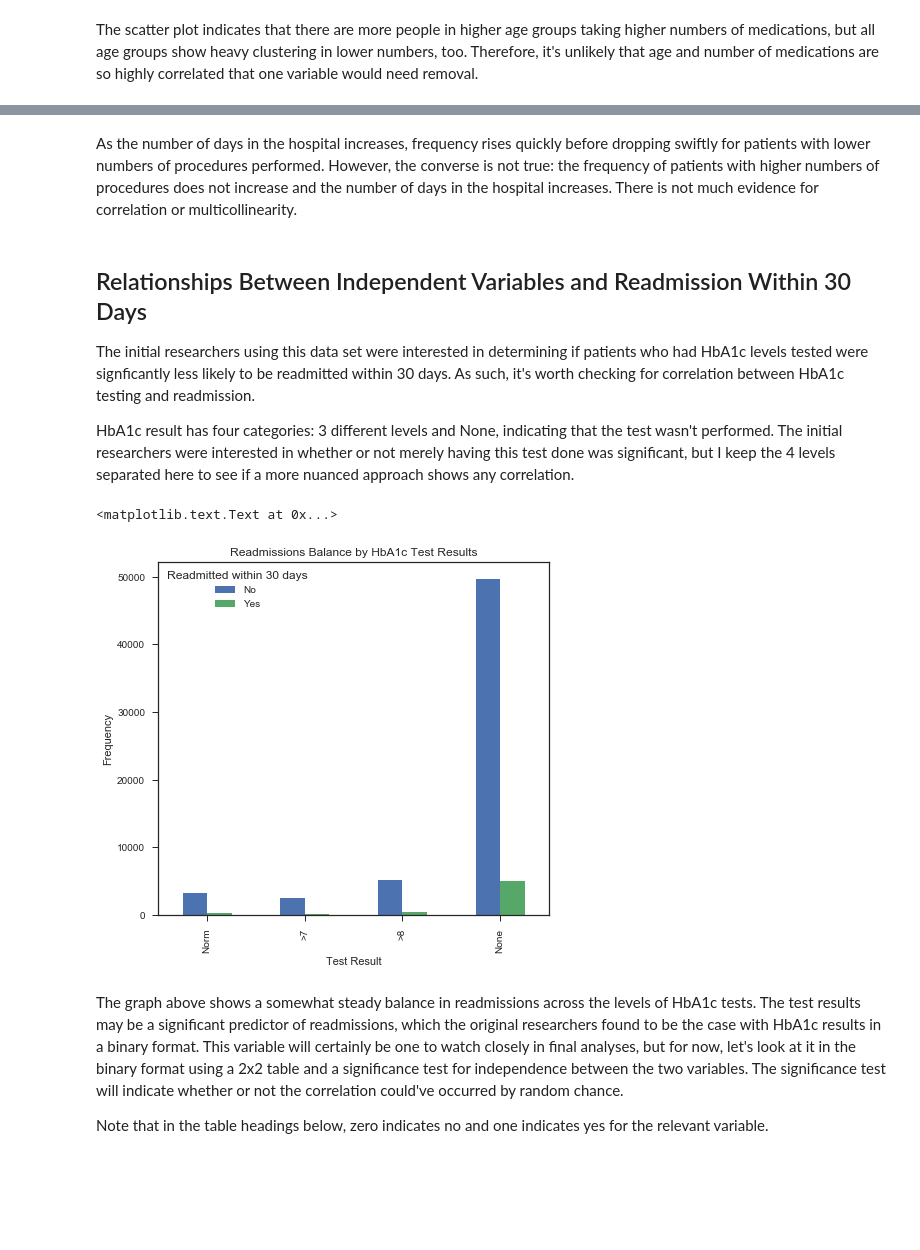
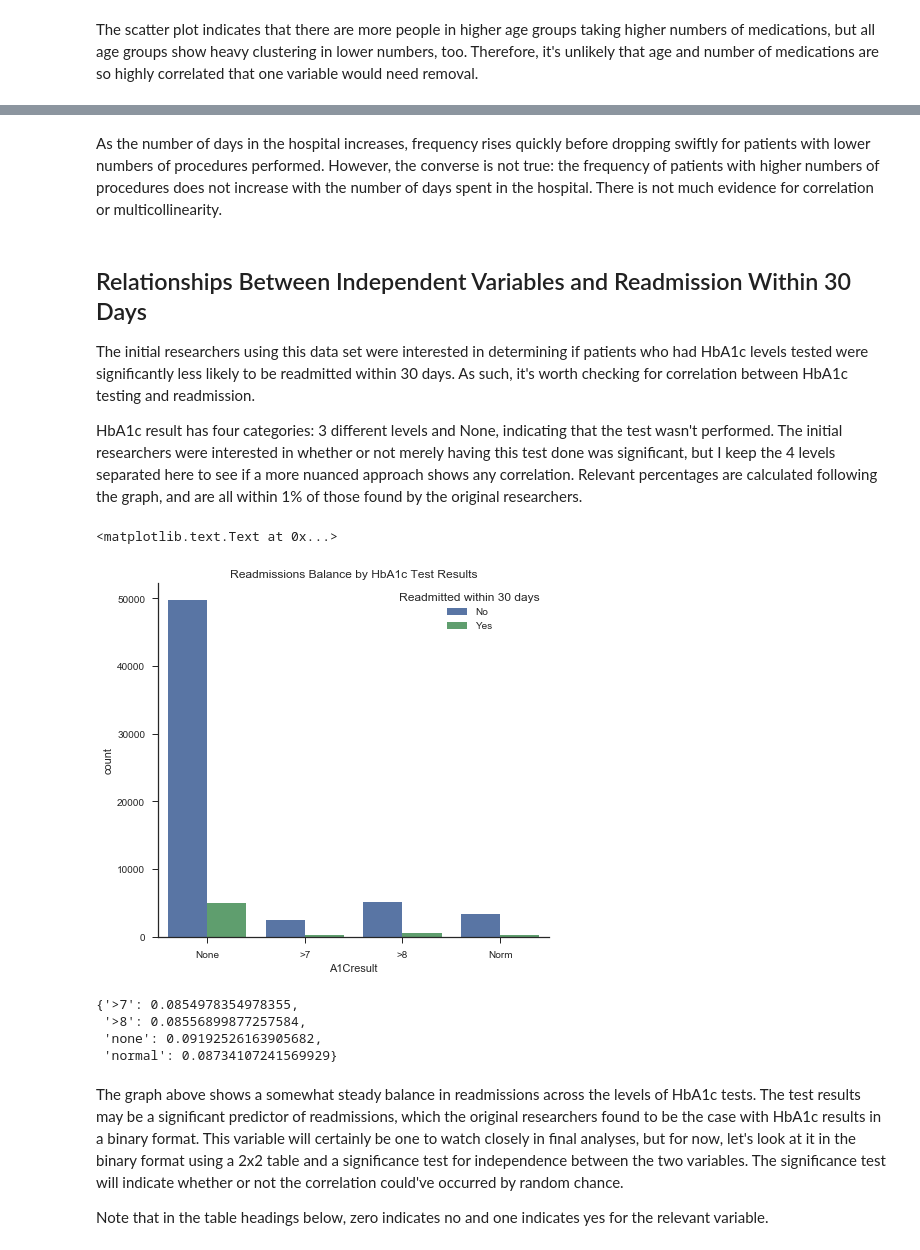
Before and after one commit to AOlden/sb-projects, a Jupyter notebook: diabetes_readmission/exploratory_analysis_diabetes_readmission.ipynb, the cells around one changed output, grey strips where cells are left out. Saved outputs shown, nothing was run; the diff lists cells and outputs as text; code cells hidden in the pictures; blank space fills up the shorter version.

```diff
--- a/diabetes_readmission/exploratory_analysis_diabetes_readmission.ipynb
+++ b/diabetes_readmission/exploratory_analysis_diabetes_readmission.ipynb
@@ -113,31 +114,35 @@ p.axes.set_title('Number of Procedures by Days in Hospital')
 # %% [markdown]
-As the number of days in the hospital increases, frequency rises quickly before dropping swiftly for patients with lower numbers of procedures performed. However, the converse is not true: the frequency of patients with higher numbers of procedures does not increase and the number of days in the hospital increases. There is not much evidence for correlation or multicollinearity.
+As the number of days in the hospital increases, frequency rises quickly before dropping swiftly for patients with lower numbers of procedures performed. However, the converse is not true: the frequency of patients with higher numbers of procedures does not increase with the number of days spent in the hospital. There is not much evidence for correlation or multicollinearity.
 # %% [markdown]
 ## Relationships Between Independent Variables and Readmission Within 30 Days
 
-The initial researchers using this data set were interested in determining if patients who had HbA1c levels tested were signficantly less likely to be readmitted within 30 days. As such, it's worth checking for correlation between HbA1c testing and readmission.
+The initial researchers using this data set were interested in determining if patients who had HbA1c levels tested were significantly less likely to be readmitted within 30 days. As such, it's worth checking for correlation between HbA1c testing and readmission.
 
-HbA1c result has four categories: 3 different levels and None, indicating that the test wasn't performed. The initial researchers were interested in whether or not merely having this test done was significant, but I keep the 4 levels separated here to see if a more nuanced approach shows any correlation.
+HbA1c result has four categories: 3 different levels and None, indicating that the test wasn't performed. The initial researchers were interested in whether or not merely having this test done was significant, but I keep the 4 levels separated here to see if a more nuanced approach shows any correlation. Relevant percentages are calculated following the graph, and are all within 1% of those found by the original researchers.
-# %%
-#create cross-tab for initial evaluation and make data frame for bar plot
-outcome_ct = pd.crosstab(index = EDA['A1Cresult'], columns = EDA['readmit30'])
-ct_df = pd.DataFrame(outcome_ct.reset_index())
-
-#make bar chart w/ ordered HbA1c levels
-levels = ['Norm', '>7', '>8', 'None']
-mapping = {level: i for i, level in enumerate(levels)} #assign nos. to levels based on desired ordinality
-key = ct_df['A1Cresult'].map(mapping) #map level ordinals to their rows in df
-sorting = ct_df.iloc[key.argsort()] #create df w/ desired order from matched ordinals
-
-b = sorting.plot(kind = 'bar', x = 'A1Cresult')
-b.figure.set_size_inches(7, 6.5)
-b.set_xlabel('Test Result')
-b.set_ylabel('Frequency')
-b.legend(title = 'Readmitted within 30 days', labels = ('No', 'Yes'))
-b.axes.set_title('Readmissions Balance by HbA1c Test Results')
-# %% [output]
-<matplotlib.text.Text at 0x...>
-[figure, removed]
+# %%
+A1C = sns.countplot(x = 'A1Cresult', hue = 'readmit30', data = EDA)
+for p in ax.patches:
+    height = p.get_height()
+    ax.text(p.get_x() + p.get_width()/2.,
+            height + 3,
+            '{:1.0f}'.format(height),
+            ha = 'center')
+
+sns.despine()
+A1C.figure.set_size_inches(7, 6.5)
+A1C.legend(title = 'Readmitted within 30 days', labels = ('No', 'Yes'))
+A1C.axes.set_title('Readmissions Balance by HbA1c Test Results')
+# %% [output]
+<matplotlib.text.Text at 0x...>
+[figure, added]
+# %%
+percents = {'none': 5033/(49718+5033), '>7': 237/(2535+237), '>8': 488/(5215+488), 'normal': 316/(3302+316)}
+percents
+# %% [output]
+{'>7': 0.0854978354978355,
+ '>8': 0.08556899877257584,
+ 'none': 0.09192526163905682,
+ 'normal': 0.08734107241569929}
 # %% [markdown]
 The graph above shows a somewhat steady balance in readmissions across the levels of HbA1c tests. The test results may be a significant predictor of readmissions, which the original researchers found to be the case with HbA1c results in a binary format. This variable will certainly be one to watch closely in final analyses, but for now, let's look at it in the binary format using a 2x2 table and a significance test for independence between the two variables. The significance test will indicate whether or not the correlation could've occurred by random chance.
 
```
Also changed, not shown: parts of 12 cells of this notebook.
